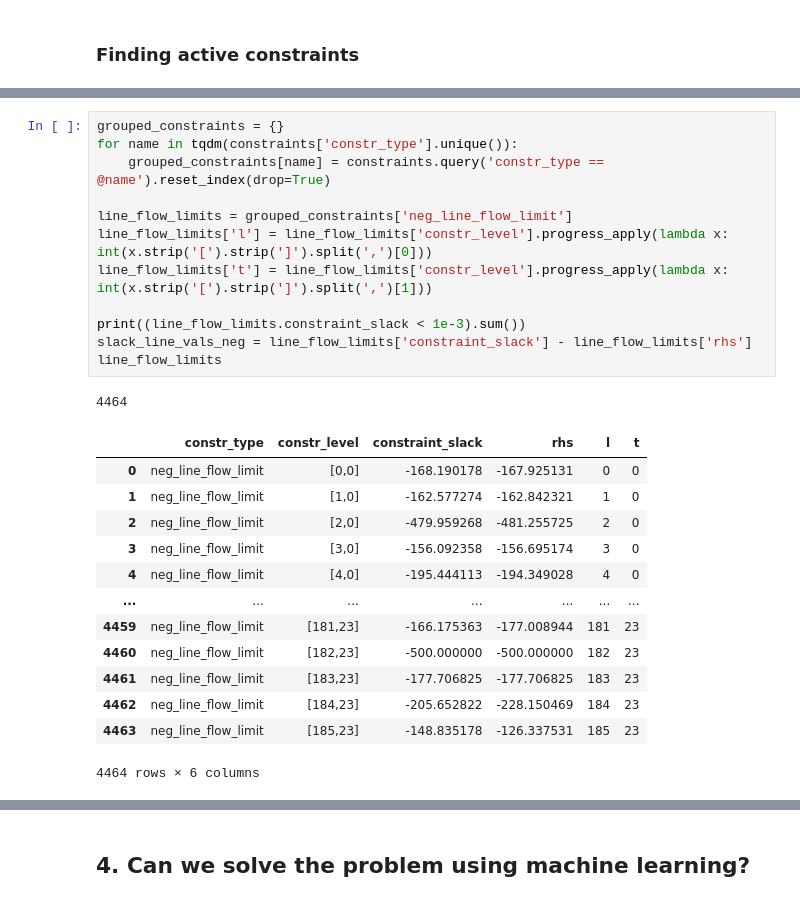
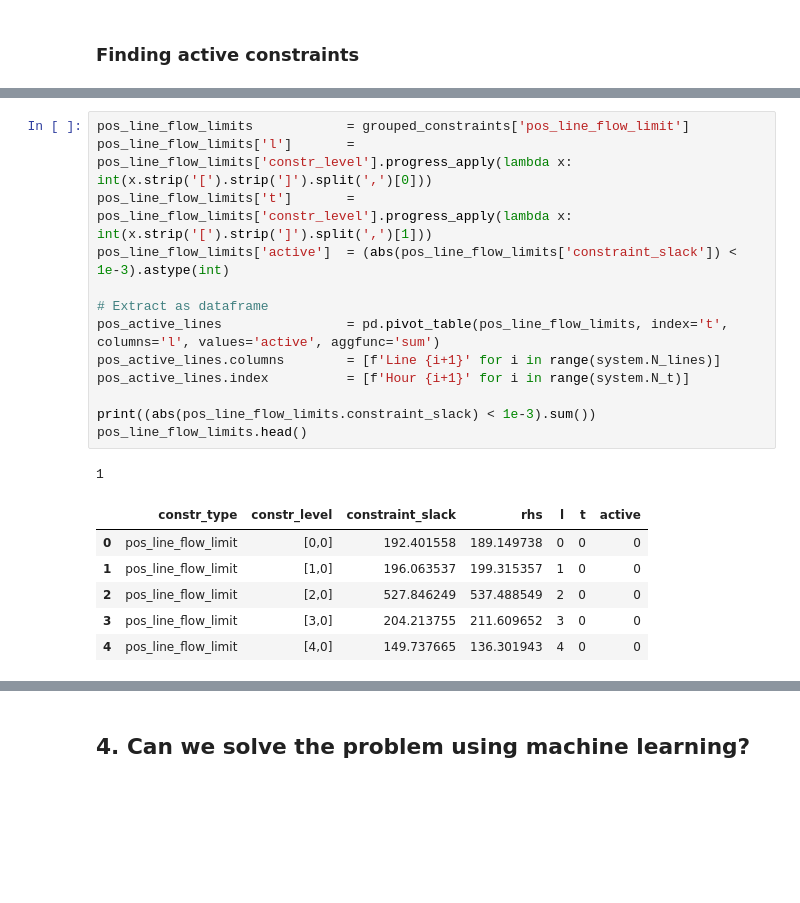
Before and after one commit to albertkjoller/ml-energy-systems, a Jupyter notebook: src/assignment3/notebooks/explainer_notebook.ipynb, the cells around one changed output, grey strips where cells are left out. Saved outputs shown, nothing was run; the diff lists cells and outputs as text; blank space fills up the shorter version.

Commit message:
update data set extraction loop

```diff
--- a/src/assignment3/notebooks/explainer_notebook.ipynb
+++ b/src/assignment3/notebooks/explainer_notebook.ipynb
@@ -466,27 +572,21 @@ line_flow_limits
-# %%
-grouped_constraints = {}
-for name in tqdm(constraints['constr_type'].unique()):
-    grouped_constraints[name] = constraints.query('constr_type == @name').reset_index(drop=True)
-
-line_flow_limits = grouped_constraints['neg_line_flow_limit']
-line_flow_limits['l'] = line_flow_limits['constr_level'].progress_apply(lambda x: int(x.strip('[').strip(']').split(',')[0]))
-line_flow_limits['t'] = line_flow_limits['constr_level'].progress_apply(lambda x: int(x.strip('[').strip(']').split(',')[1]))
-
-print((line_flow_limits.constraint_slack < 1e-3).sum())
-slack_line_vals_neg = line_flow_limits['constraint_slack'] - line_flow_limits['rhs']
-line_flow_limits
-# %% [output]
-4464
-|  | constr_type | constr_level | constraint_slack | rhs | l | t |
-| 0 | neg_line_flow_limit | [0,0] | -168.190178 | -167.925131 | 0 | 0 |
-| 1 | neg_line_flow_limit | [1,0] | -162.577274 | -162.842321 | 1 | 0 |
-| 2 | neg_line_flow_limit | [2,0] | -479.959268 | -481.255725 | 2 | 0 |
-| 3 | neg_line_flow_limit | [3,0] | -156.092358 | -156.695174 | 3 | 0 |
-| 4 | neg_line_flow_limit | [4,0] | -195.444113 | -194.349028 | 4 | 0 |
-| ... | ... | ... | ... | ... | ... | ... |
-| 4459 | neg_line_flow_limit | [181,23] | -166.175363 | -177.008944 | 181 | 23 |
-| 4460 | neg_line_flow_limit | [182,23] | -500.000000 | -500.000000 | 182 | 23 |
-| 4461 | neg_line_flow_limit | [183,23] | -177.706825 | -177.706825 | 183 | 23 |
-| 4462 | neg_line_flow_limit | [184,23] | -205.652822 | -228.150469 | 184 | 23 |
-| 4463 | neg_line_flow_limit | [185,23] | -148.835178 | -126.337531 | 185 | 23 |
-4464 rows × 6 columns
+# %%
+pos_line_flow_limits            = grouped_constraints['pos_line_flow_limit']
+pos_line_flow_limits['l']       = pos_line_flow_limits['constr_level'].progress_apply(lambda x: int(x.strip('[').strip(']').split(',')[0]))
+pos_line_flow_limits['t']       = pos_line_flow_limits['constr_level'].progress_apply(lambda x: int(x.strip('[').strip(']').split(',')[1]))
+pos_line_flow_limits['active']  = (abs(pos_line_flow_limits['constraint_slack']) < 1e-3).astype(int)
+
+# Extract as dataframe
+pos_active_lines                = pd.pivot_table(pos_line_flow_limits, index='t', columns='l', values='active', aggfunc='sum')
+pos_active_lines.columns        = [f'Line {i+1}' for i in range(system.N_lines)]
+pos_active_lines.index          = [f'Hour {i+1}' for i in range(system.N_t)]
+
+print((abs(pos_line_flow_limits.constraint_slack) < 1e-3).sum())
+pos_line_flow_limits.head()
+# %% [output]
+1
+|  | constr_type | constr_level | constraint_slack | rhs | l | t | active |
+| 0 | pos_line_flow_limit | [0,0] | 192.401558 | 189.149738 | 0 | 0 | 0 |
+| 1 | pos_line_flow_limit | [1,0] | 196.063537 | 199.315357 | 1 | 0 | 0 |
+| 2 | pos_line_flow_limit | [2,0] | 527.846249 | 537.488549 | 2 | 0 | 0 |
+| 3 | pos_line_flow_limit | [3,0] | 204.213755 | 211.609652 | 3 | 0 | 0 |
+| 4 | pos_line_flow_limit | [4,0] | 149.737665 | 136.301943 | 4 | 0 | 0 |
```
Also changed, not shown: parts of 26 cells of this notebook, 12 other files.
